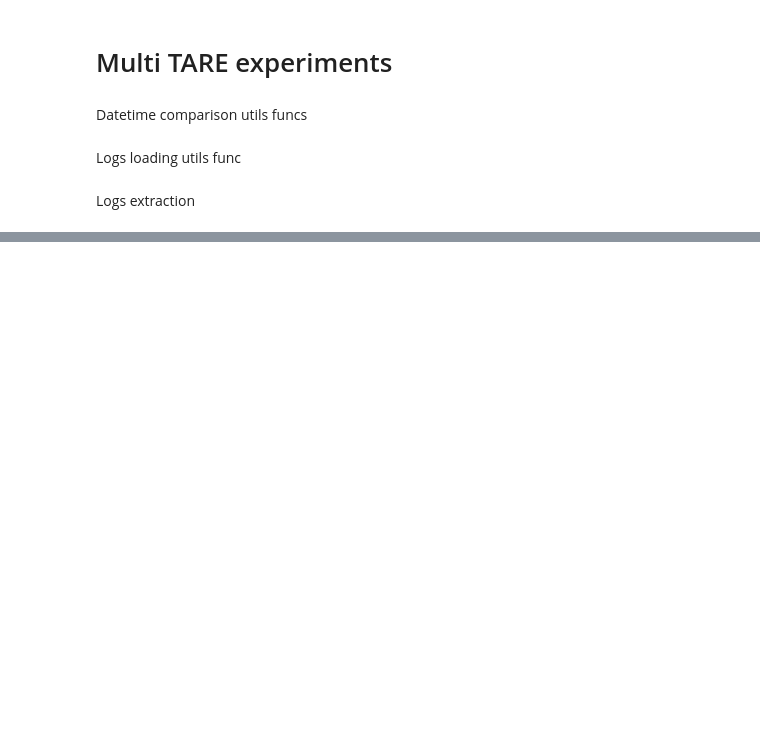
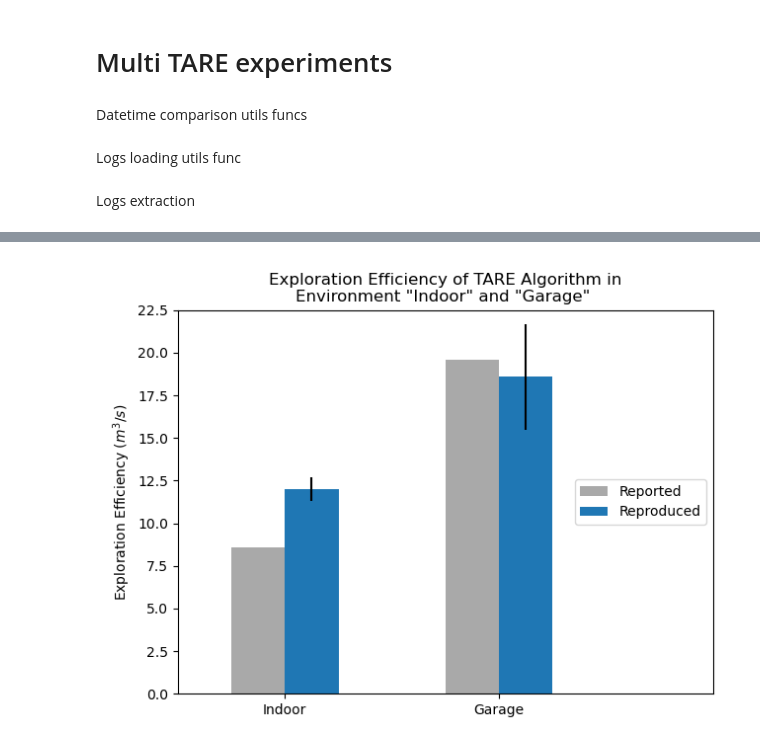
Before and after one commit to DW-Master-Thesis/Multi-TARE-Experiments, a Jupyter notebook: notebooks/parse_logs.ipynb, the cells around one changed output, grey strips where cells are left out. Saved outputs shown, nothing was run; the diff lists cells and outputs as text; code cells hidden in the pictures; blank space fills up the shorter version.

```diff
--- a/notebooks/parse_logs.ipynb
+++ b/notebooks/parse_logs.ipynb
@@ -337,0 +392,22 @@ plt.show()
+# %%
+%matplotlib widget
+
+x = [0, 10]
+
+
+plot_boxplot(x, [8.6, 19.6], None, -0.5, "Reported", "darkgray", 2.5)
+plot_boxplot(x, [12, 18.6], [0.7, 3.1], 0.5, "Reproduced", "tab:blue", 2.5)
+
+
+plt.ylabel("Exploration Efficiency ($m^3/s$)")
+plt.ylim([0,22.5])
+plt.xlim([-5,20])
+# plt.grid()
+plt.legend(loc='right')
+plt.xticks(x, ["Indoor", "Garage"])
+plt.title("Exploration Efficiency of TARE Algorithm in\nEnvironment \"Indoor\" and \"Garage\" ")
+plt.tight_layout()
+
+plt.show()
+# %% [output]
+[figure, added]
```
Also changed, not shown: parts of 32 cells of this notebook, 1 other file.
